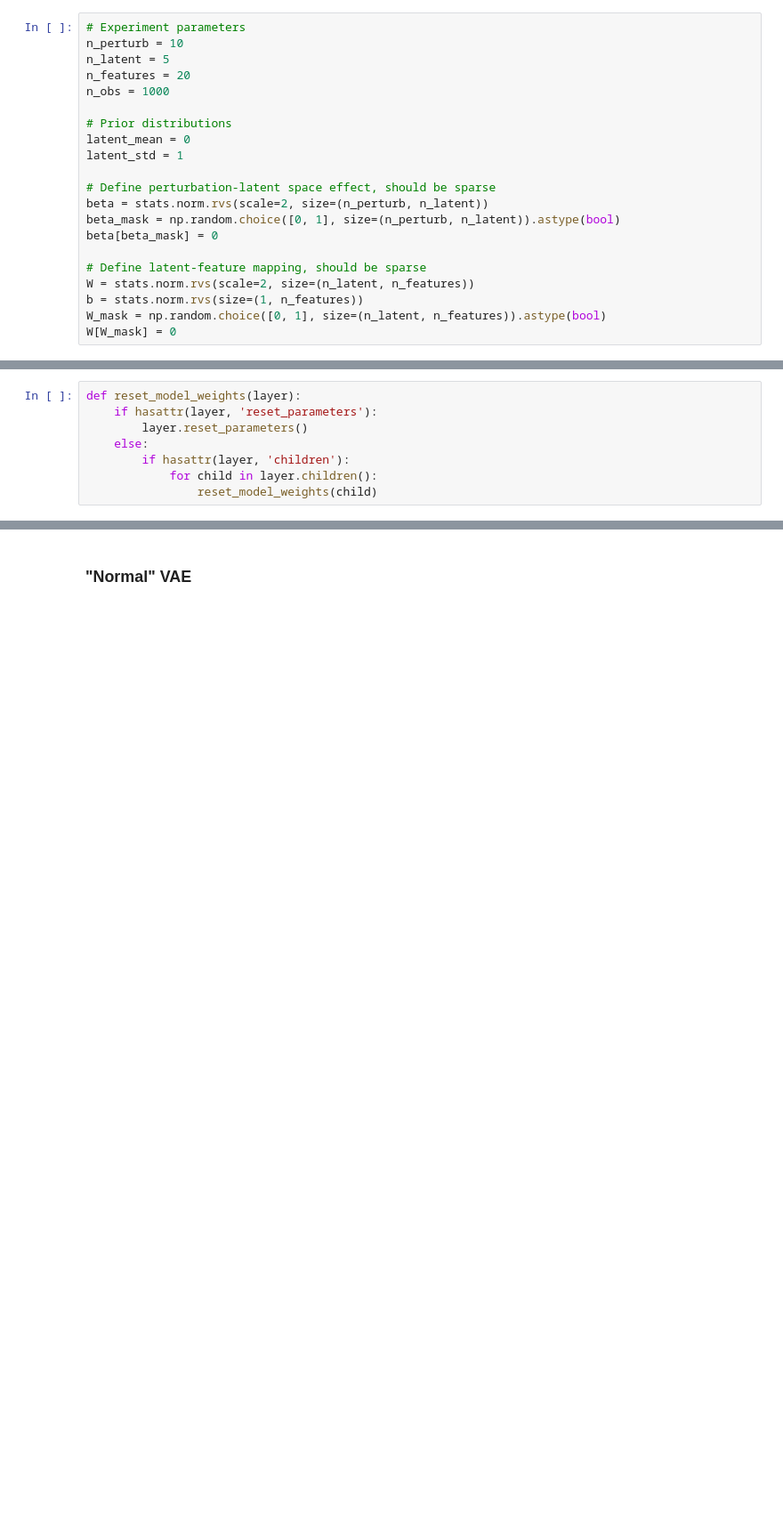
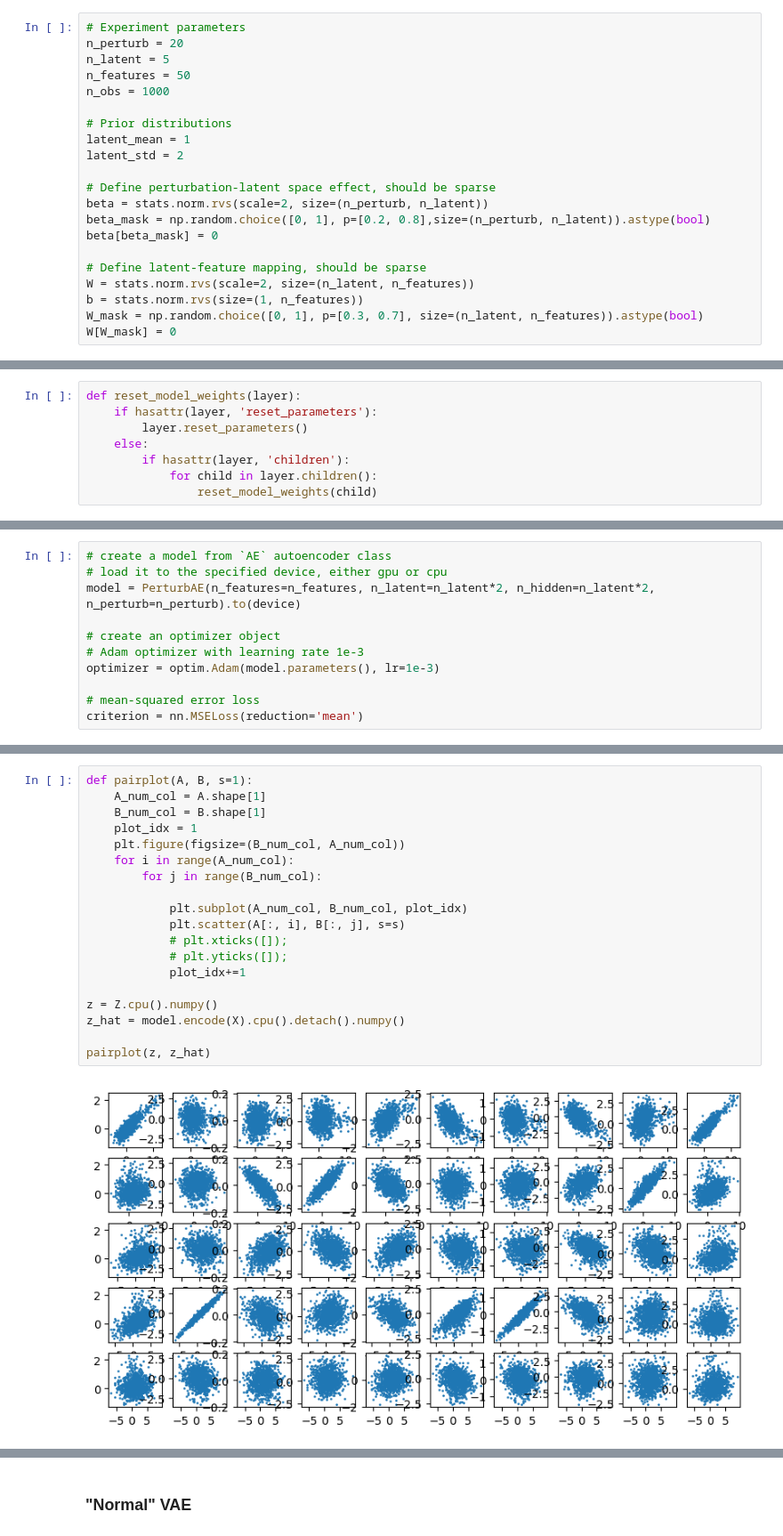
Before and after one commit to mincheoly/PerturbVI, a Jupyter notebook: examples/simulation.ipynb, the cells around one changed output, grey strips where cells are left out. Shown: that part at 89% size. Cells and saved outputs as stored; diff of their text form; blank space fills up the shorter version.

```diff
--- a/examples/simulation.ipynb
+++ b/examples/simulation.ipynb
@@ -23,24 +24,24 @@ import pyro.distributions as dist
 ### Simulate a latent variable model with perturbations
 # %%
 # Experiment parameters
-n_perturb = 10
+n_perturb = 20
 n_latent = 5
-n_features = 20
+n_features = 50
 n_obs = 1000
 
 # Prior distributions
-latent_mean = 0
-latent_std = 1
+latent_mean = 1
+latent_std = 2
 
 # Define perturbation-latent space effect, should be sparse
 beta = stats.norm.rvs(scale=2, size=(n_perturb, n_latent))
-beta_mask = np.random.choice([0, 1], size=(n_perturb, n_latent)).astype(bool)
+beta_mask = np.random.choice([0, 1], p=[0.2, 0.8],size=(n_perturb, n_latent)).astype(bool)
 beta[beta_mask] = 0
 
 # Define latent-feature mapping, should be sparse
 W = stats.norm.rvs(scale=2, size=(n_latent, n_features))
 b = stats.norm.rvs(size=(1, n_features))
-W_mask = np.random.choice([0, 1], size=(n_latent, n_features)).astype(bool)
+W_mask = np.random.choice([0, 1], p=[0.3, 0.7], size=(n_latent, n_features)).astype(bool)
 W[W_mask] = 0
 # %%
 # Generate the guide assignment matrix
@@ -75,0 +126,11 @@ def reset_model_weights(layer):
+# %%
+# create a model from `AE` autoencoder class
+# load it to the specified device, either gpu or cpu
+model = PerturbAE(n_features=n_features, n_latent=n_latent*2, n_hidden=n_latent*2, n_perturb=n_perturb).to(device)
+
+# create an optimizer object
+# Adam optimizer with learning rate 1e-3
+optimizer = optim.Adam(model.parameters(), lr=1e-3)
+
+# mean-squared error loss
+criterion = nn.MSELoss(reduction='mean')
@@ -75,0 +217,21 @@ def reset_model_weights(layer):
+# %%
+def pairplot(A, B, s=1):
+    A_num_col = A.shape[1]
+    B_num_col = B.shape[1]
+    plot_idx = 1
+    plt.figure(figsize=(B_num_col, A_num_col))
+    for i in range(A_num_col):
+        for j in range(B_num_col):
+
+            plt.subplot(A_num_col, B_num_col, plot_idx)
+            plt.scatter(A[:, i], B[:, j], s=s)
+            # plt.xticks([]);
+            # plt.yticks([]);
+            plot_idx+=1
+
+z = Z.cpu().numpy()
+z_hat = model.encode(X).cpu().detach().numpy()
+
+pairplot(z, z_hat)
+# %% [output]
+[figure, added]
```
Also changed, not shown: parts of 20 cells of this notebook.
